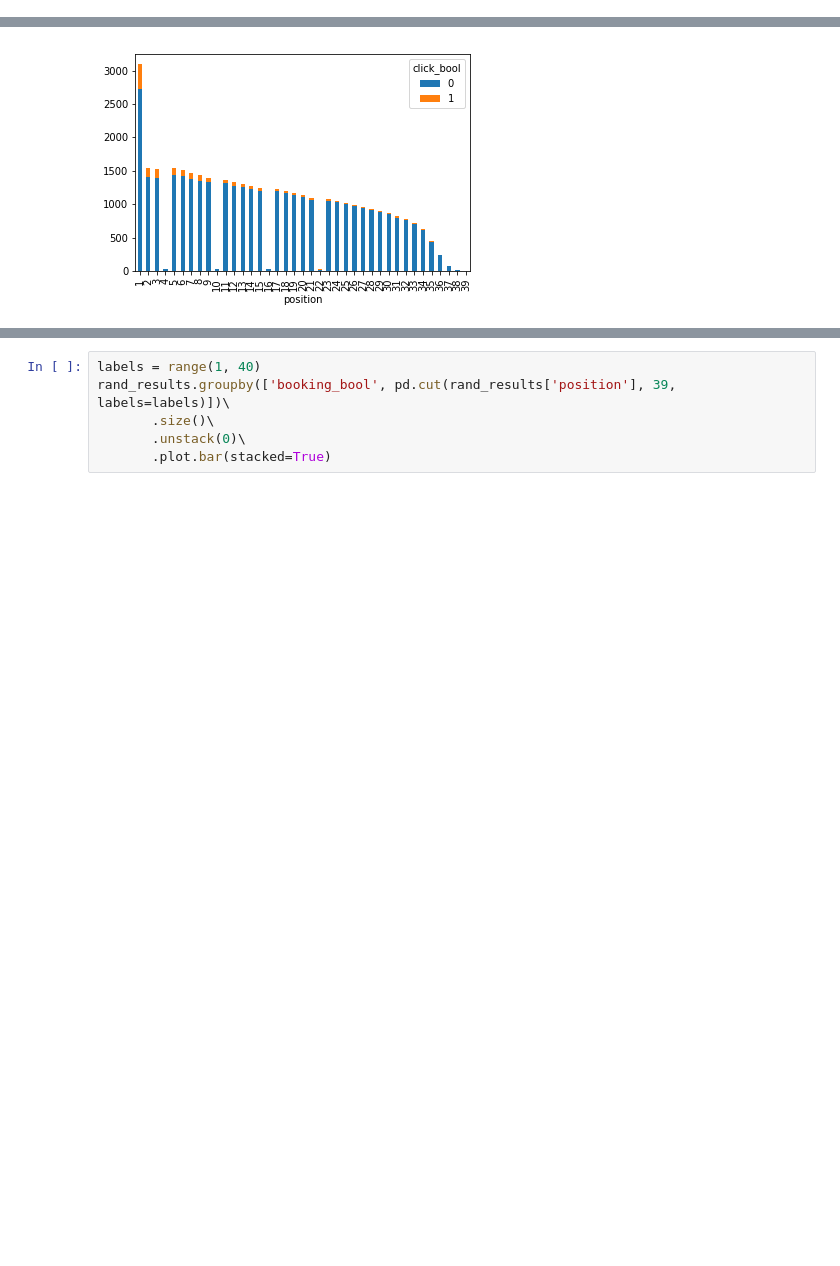
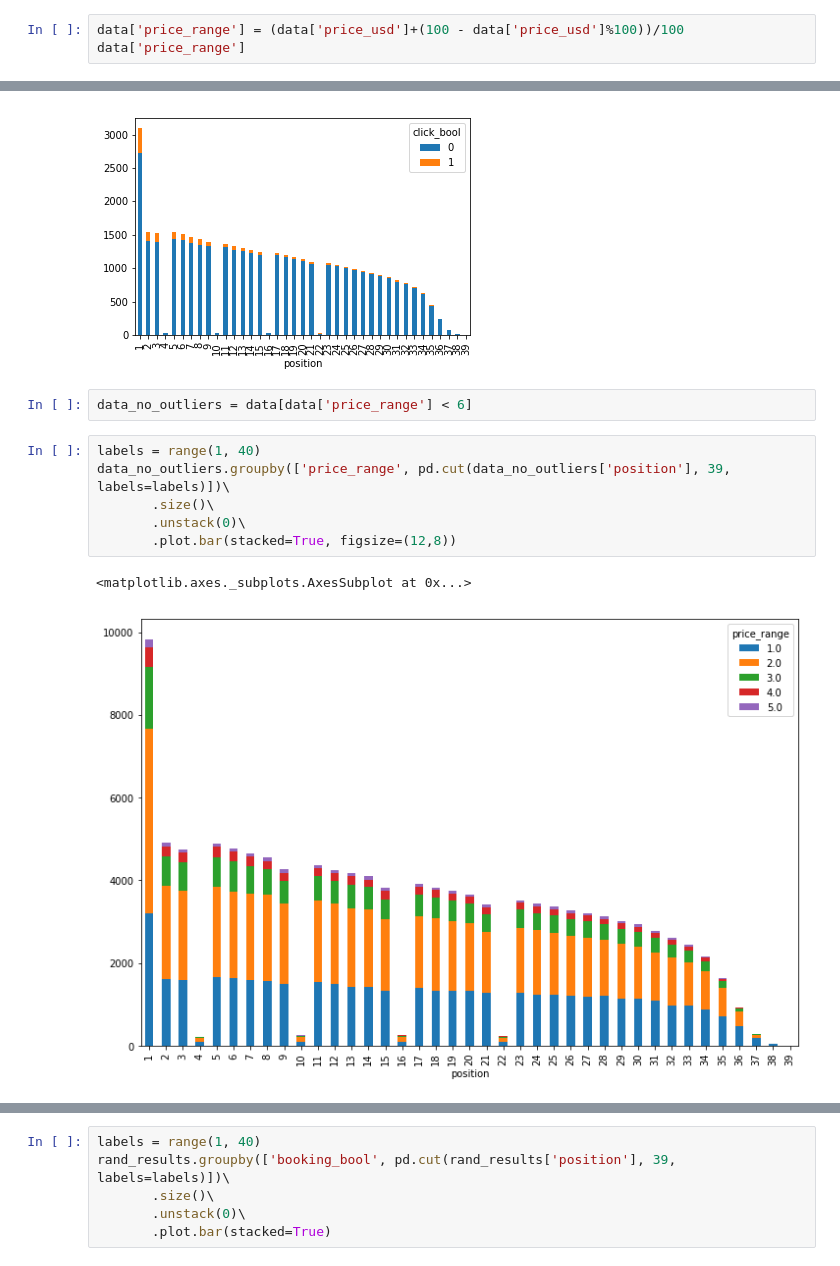
Before and after one commit to Longi94/dmt2018, a Jupyter notebook: assign2/assign2.ipynb, the cells around one changed output, grey strips where cells are left out. Drawn from its saved outputs; the diff is of its cells as text; blank space fills up the shorter version.

```diff
--- a/assign2/assign2.ipynb
+++ b/assign2/assign2.ipynb
@@ -639,3 +654,6 @@ data.groupby(['booking_bool', pd.cut(data['price_usd'], np.arange(0, 800, 50))])
 # %% [output]
 <matplotlib.axes._subplots.AxesSubplot at 0x...>
 [figure]
+# %%
+data['price_range'] = (data['price_usd']+(100 - data['price_usd']%100))/100
+data['price_range']
@@ -715,3 +757,14 @@ rand_results.groupby(['click_bool', pd.cut(rand_results['position'], 39, labels=
 # %% [output]
 <matplotlib.axes._subplots.AxesSubplot at 0x...>
 [figure]
+# %%
+data_no_outliers = data[data['price_range'] < 6]
+# %%
+labels = range(1, 40)
+data_no_outliers.groupby(['price_range', pd.cut(data_no_outliers['position'], 39, labels=labels)])\
+       .size()\
+       .unstack(0)\
+       .plot.bar(stacked=True, figsize=(12,8))
+# %% [output]
+<matplotlib.axes._subplots.AxesSubplot at 0x...>
+[figure, added]
```
Also changed, not shown: parts of 10 cells of this notebook.
